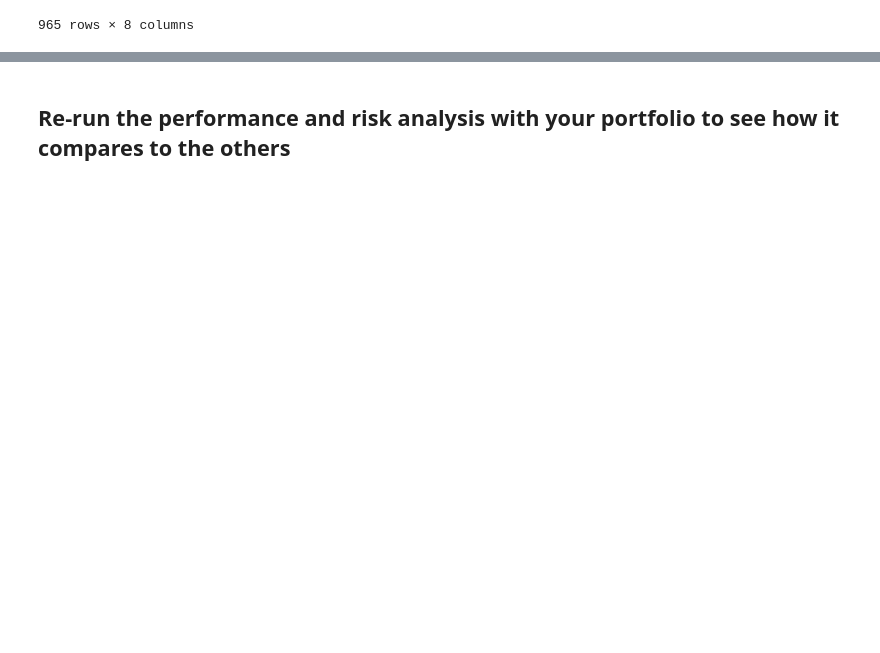
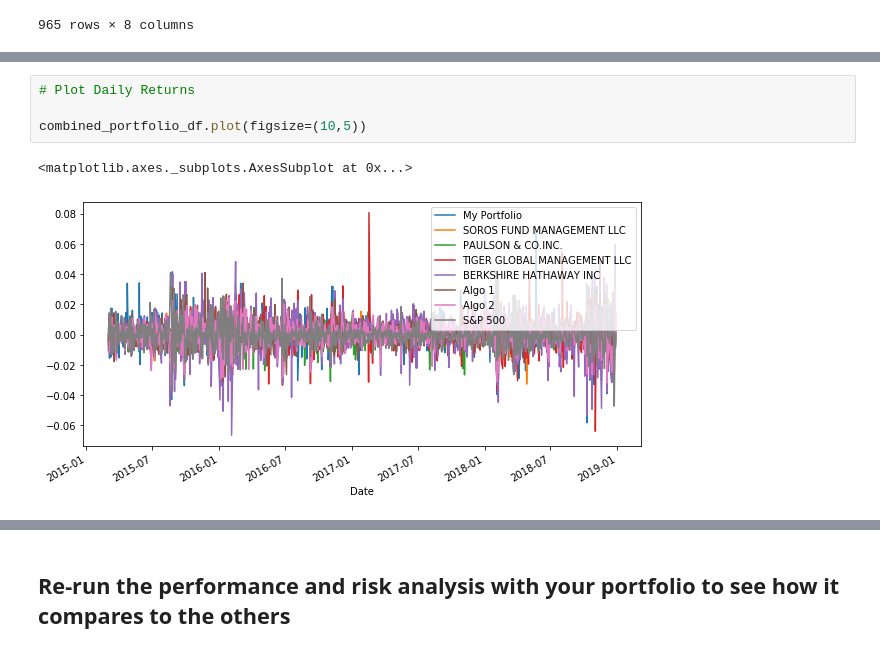
Before and after one commit to SWesterburger/pandas-homework, a Jupyter notebook: Starter_Code/whale_analysis.ipynb, the cells around one changed output, grey strips where cells are left out. Drawn from its saved outputs; the diff is of its cells as text; blank space fills up the shorter version.

```diff
--- a/Starter_Code/whale_analysis.ipynb
+++ b/Starter_Code/whale_analysis.ipynb
@@ -822,3 +839,10 @@ combined_portfolio_df.head()
 | 2015-03-05 | 0.005495 | 0.004016 | 0.004076 | 0.002355 | 0.006726 | ... |
 | 2015-03-06 | -0.015520 | -0.007905 | -0.003574 | -0.008481 | -0.013098 | ... |
 | 2015-03-09 | 0.004154 | 0.000582 | 0.004225 | 0.005843 | -0.001652 | ... |
+# %%
+# Plot Daily Returns
+
+combined_portfolio_df.plot(figsize=(10,5))
+# %% [output]
+<matplotlib.axes._subplots.AxesSubplot at 0x...>
+[figure, added]
```
Also changed, not shown: parts of 17 cells of this notebook.
